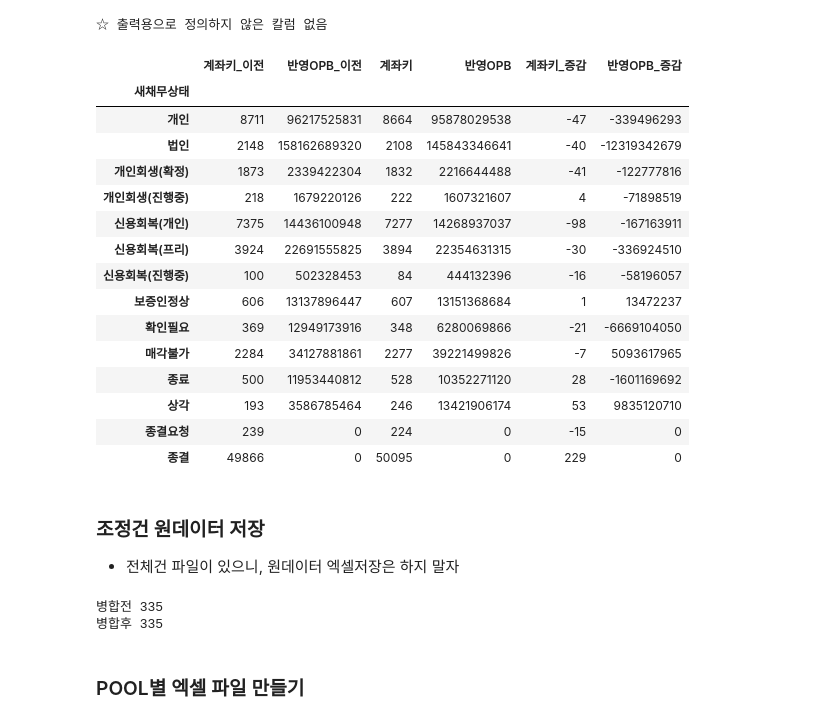
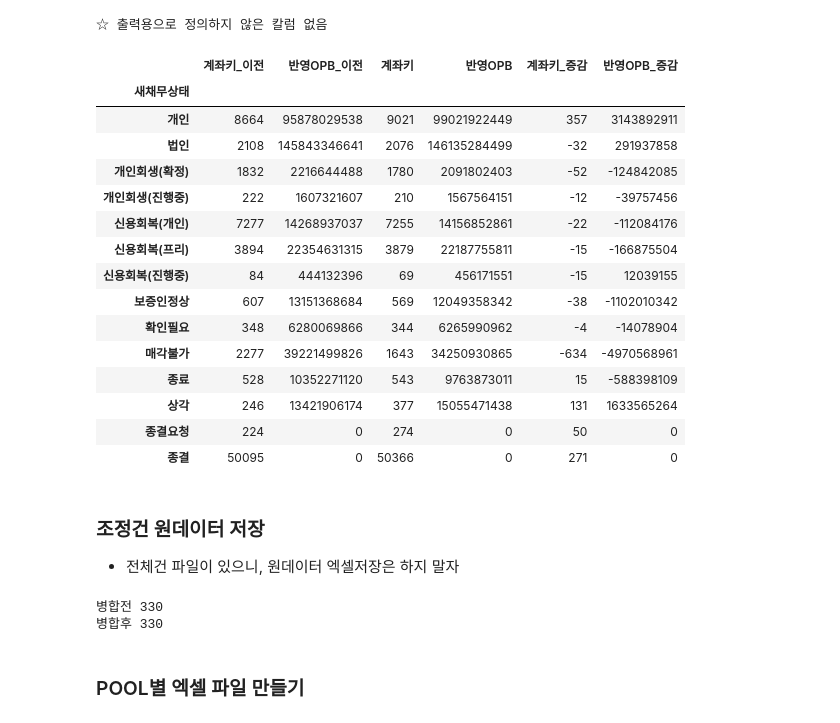
Before and after one commit to jbmyou/company_work, a Jupyter notebook: fileNaming/자산정리/4.전산_자산정리_통합_v2-2.ipynb, the cells around one changed output. Cells and saved outputs as stored; diff of their text form; code cells hidden in the pictures.

```diff
--- a/fileNaming/자산정리/4.전산_자산정리_통합_v2-2.ipynb
+++ b/fileNaming/자산정리/4.전산_자산정리_통합_v2-2.ipynb
@@ -72,7 +72,7 @@ deposit_dtype = functions.deposit_dtype
 ##################################
 dc엑셀출력 = True
 company = "솔림"      # 솔림 or 대성
-basedate = "250731"
+basedate = "250824"
 ##################################
 
 # 경로, 파일검색어, 새채무상태 출력순서 정의
@@ -468,7 +467,7 @@ error
 
 # 기준데이터 없는 조정건 상태 수정
 새보증인상태.loc[check조정_index, "상태구분2"] = [
-    "신용회복(실효)","신용회복(실효)"
+    "신용회복(실효)"
     ]
 # %% [markdown]
 ##### 다중보증상태
@@ -903,7 +905,7 @@ error
 
 # 조정건 상태 수정(기준데이터 없는건) :
 # 대부분 제외,실효취소,채권신고중인 건. 정상(무담보)로 처리
-새채무상태.loc[check조정_index, "상태구분2"] = ["종결요청"] * 12 + ["정상"] * (len(check조정_index) - 12)
+새채무상태.loc[check조정_index, "상태구분2"] = ["종결요청"] + ["정상"]*11
 # %% [markdown]
 ##### 다중채무상태
 # %%
@@ -918,6 +920,8 @@ if dc엑셀출력 :
     functions.save_excel_with_explain(다중채무상태, join(path_excel,'(dc)차주다중상태.xlsx'), key_columns_no="주민등록번호")
 # %% [output]
 ★ (dc)차주다중상태 13건 엑셀출력
+# %%
+새채무상태.loc[22309, ["상태구분1", "상태구분2"]] = ["신용회복(실효)","신용회복(실효)"]
 # %% [markdown]
 #### 새채무상태, 채권상태, 배정가능여부
 # %%
@@ -1512,7 +1516,7 @@ if False :
 
 # 전체요약
 ###############################
-previous_cutoff = "250630"
+previous_cutoff = "250731"
 이전파일_새채무자키사용 = True
 ###############################
 이전파일 = pd.read_pickle(join(wd, previous_cutoff, "pkl", "2."+ company +"_전체_원데이터_"+previous_cutoff+ "_by새채무자키.pkl" if 이전파일_새채무자키사용 else ".pkl"))
@@ -1535,47 +1539,47 @@ if True :
 
 
 # 전체 저장하기
     # 파일명 : 새채무자키에 따라 보증인상태 추렸는지
 if 새채무자키사용 : path_raw_data = join(wd, basedate, 원데이터파일명["전체"]+"_by새채무자키")
 else : path_raw_data = join(wd, basedate, 원데이터파일명["전체"])
 
     # pkl 저장
 if 새채무자키사용 : raw_data.to_pickle(join(wd, basedate, "pkl", 원데이터파일명["전체"] + "_by새채무자키" + ".pkl"))
 else : raw_data.to_pickle(join(wd, basedate, "pkl", 원데이터파일명["전체"] + ".pkl"))
 
     # 엑셀 파일로 저장
 if not os.path.exists(path_raw_data + ".xlsx"):
     param = {'mode' : 'w'}
 else :
     param = {'mode' : 'a', 'if_sheet_exists' : 'replace'}
 
 with pd.ExcelWriter(path_raw_data + ".xlsx", engine='openpyxl', **param) as writer :
     raw_data.to_excel(writer, sheet_name="리스트", index=False)
     전체요약.to_excel(writer, sheet_name='요약', index=True)
 
 # 특정 매각사만 저장하기
 # cond = "스마트저축-01" ###################################
 # raw_data[raw_data.매각사구분==cond].to_excel(join(wd, cond+"_원데이터_"+basedate+".xlsx"), index=False)
 
 
 # ###### 금감원 용으로 새채무자키 false 할 때는 여기까지만 실해하면 됨 #######
 # %% [output]
 |  | 계좌키_이전 | 반영OPB_이전 | 계좌키 | 반영OPB | 계좌키_증감 | 반영OPB_증감 |
 | 새채무상태 |  |  |  |  |  |  |
-| 개인 | 8711 | 96217525831 | 8664 | 95878029538 | -47 | -339496293 |
-| 법인 | 2148 | 158162689320 | 2108 | 145843346641 | -40 | -12319342679 |
-| 개인회생(확정) | 1873 | 2339422304 | 1832 | 2216644488 | -41 | -122777816 |
-| 개인회생(진행중) | 218 | 1679220126 | 222 | 1607321607 | 4 | -71898519 |
-| 신용회복(개인) | 7375 | 14436100948 | 7277 | 14268937037 | -98 | -167163911 |
-| 신용회복(프리) | 3924 | 22691555825 | 3894 | 22354631315 | -30 | -336924510 |
-| 신용회복(진행중) | 100 | 502328453 | 84 | 444132396 | -16 | -58196057 |
-| 보증인정상 | 606 | 13137896447 | 607 | 13151368684 | 1 | 13472237 |
-| 확인필요 | 369 | 12949173916 | 348 | 6280069866 | -21 | -6669104050 |
-| 매각불가 | 2284 | 34127881861 | 2277 | 39221499826 | -7 | 5093617965 |
-| 종료 | 500 | 11953440812 | 528 | 10352271120 | 28 | -1601169692 |
-| 상각 | 193 | 3586785464 | 246 | 13421906174 | 53 | 9835120710 |
-| 종결요청 | 239 | 0 | 224 | 0 | -15 | 0 |
-| 종결 | 49866 | 0 | 50095 | 0 | 229 | 0 |
+| 개인 | 8664 | 95878029538 | 9021 | 99021922449 | 357 | 3143892911 |
+| 법인 | 2108 | 145843346641 | 2076 | 146135284499 | -32 | 291937858 |
+| 개인회생(확정) | 1832 | 2216644488 | 1780 | 2091802403 | -52 | -124842085 |
+| 개인회생(진행중) | 222 | 1607321607 | 210 | 1567564151 | -12 | -39757456 |
+| 신용회복(개인) | 7277 | 14268937037 | 7255 | 14156852861 | -22 | -112084176 |
+| 신용회복(프리) | 3894 | 22354631315 | 3879 | 22187755811 | -15 | -166875504 |
+| 신용회복(진행중) | 84 | 444132396 | 69 | 456171551 | -15 | 12039155 |
+| 보증인정상 | 607 | 13151368684 | 569 | 12049358342 | -38 | -1102010342 |
+| 확인필요 | 348 | 6280069866 | 344 | 6265990962 | -4 | -14078904 |
+| 매각불가 | 2277 | 39221499826 | 1643 | 34250930865 | -634 | -4970568961 |
+| 종료 | 528 | 10352271120 | 543 | 9763873011 | 15 | -588398109 |
+| 상각 | 246 | 13421906174 | 377 | 15055471438 | 131 | 1633565264 |
+| 종결요청 | 224 | 0 | 274 | 0 | 50 | 0 |
+| 종결 | 50095 | 0 | 50366 | 0 | 271 | 0 |
 # %% [markdown]
 ### 조정건 원데이터 저장
 - 전체건 파일이 있으니, 원데이터 엑셀저장은 하지 말자
@@ -1676,8 +1680,8 @@ installment.to_pickle(join(wd, basedate, "pkl", 원데이터파일명["약정분
 # # # # with pd.ExcelWriter(join(wd, basedate, "2."+ company +"_약정분납_원데이터_"+basedate+".xlsx"), engine='openpyxl', mode = 'w') as writer :
 # # # #     installment.to_excel(writer, sheet_name="차주", index=False)
 # %% [output]
-병합전 335
-병합후 335
+병합전 330
+병합후 330
 # %% [markdown]
 ### POOL별 엑셀 파일 만들기
 # %%
```
Also changed, not shown: parts of 17 cells of this notebook, 9 other files.
